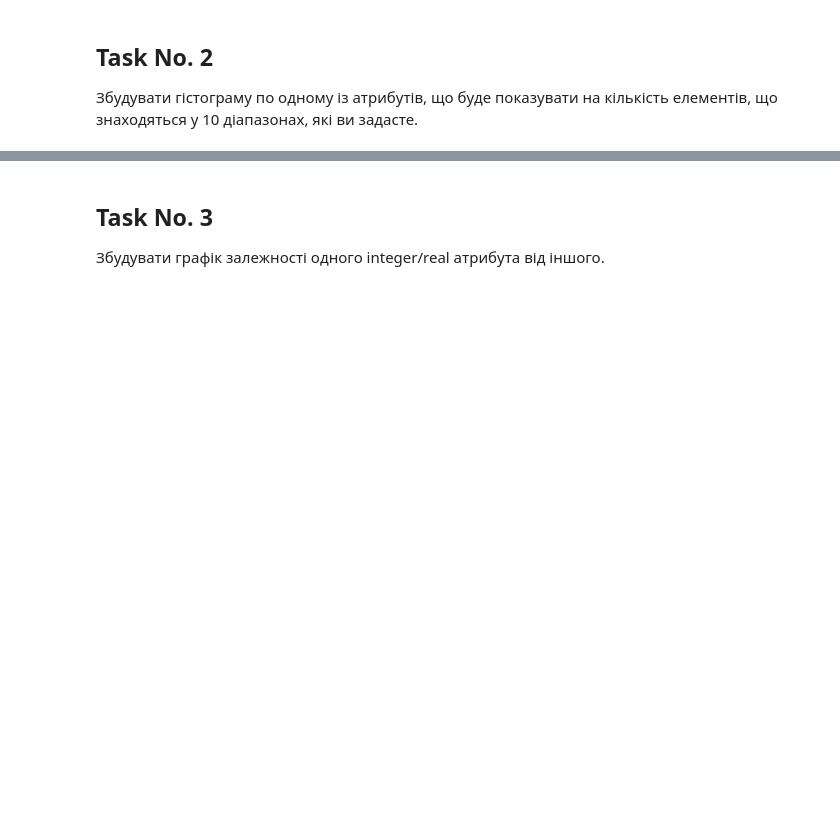
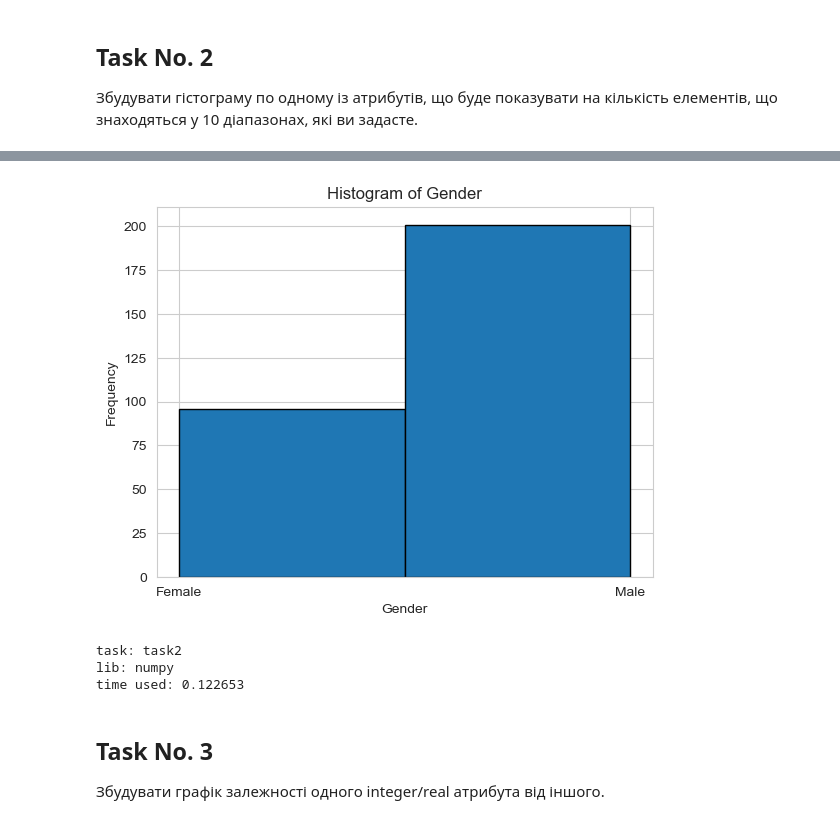
Before and after one commit to looomenn/uni-labs, a Jupyter notebook: y24s04/dpat/lab04/src/level2.ipynb, the cells around one changed output, grey strips where cells are left out. Drawn from its saved outputs; the diff is of its cells as text; code cells hidden in the pictures; blank space fills up the shorter version.

```diff
--- a/y24s04/dpat/lab04/src/level2.ipynb
+++ b/y24s04/dpat/lab04/src/level2.ipynb
@@ -139,15 +230,20 @@ with timer('pandas', 'task2'):
 # %%
 # task: 2
 # lib: numpy
 
 with timer('numpy', 'task2'):
     plt.hist(np_normalised['sex'], bins=2, edgecolor='black')
 
     plt.xticks([0,1], ['Female','Male'])
-    plt.title('Histogram of Sex')
-    plt.xlabel('Sex')
+    plt.title('Histogram of Gender')
+    plt.xlabel('Gender')
     plt.ylabel('Frequency')
     plt.show()
+# %% [output]
+[figure, added]
+task: task2
+lib: numpy
+time used: 0.122653
 # %% [markdown]
 ## Task No. 3
 Збудувати графік залежності одного integer/real атрибута від іншого.
```
Also changed, not shown: parts of 16 cells of this notebook.
